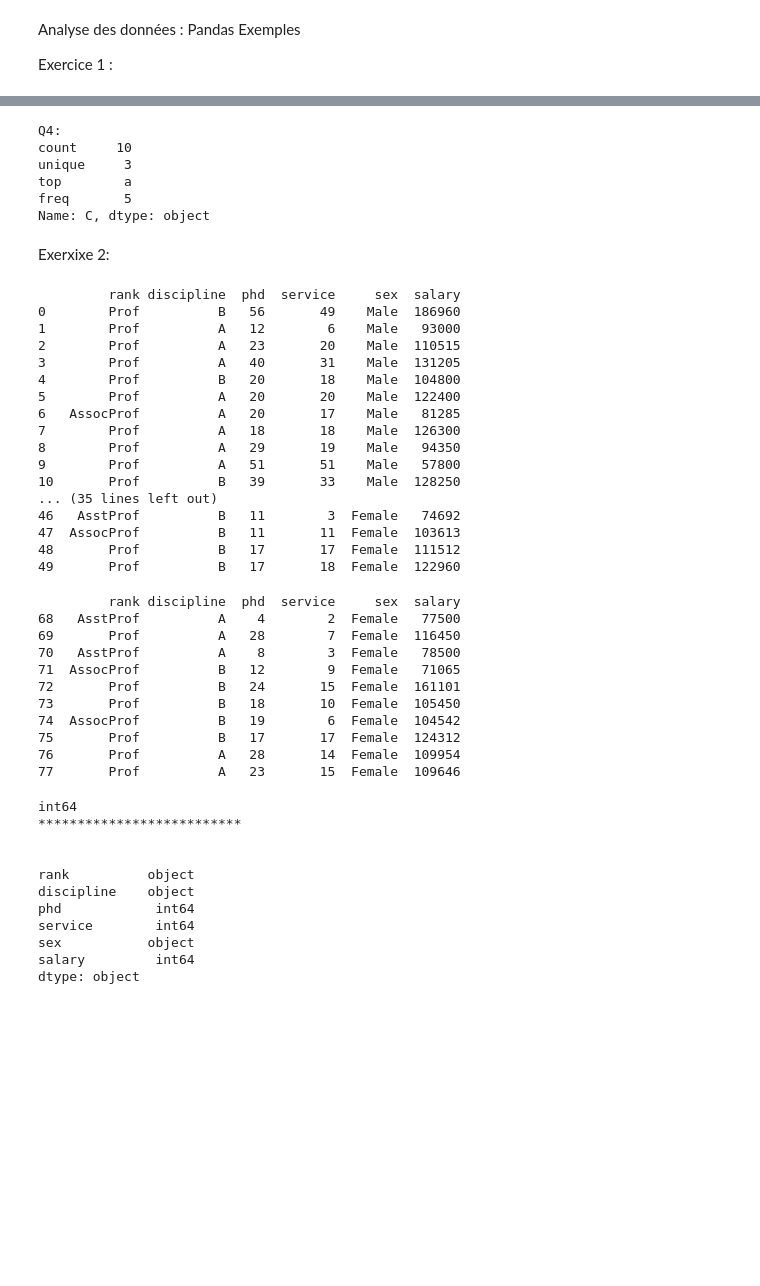
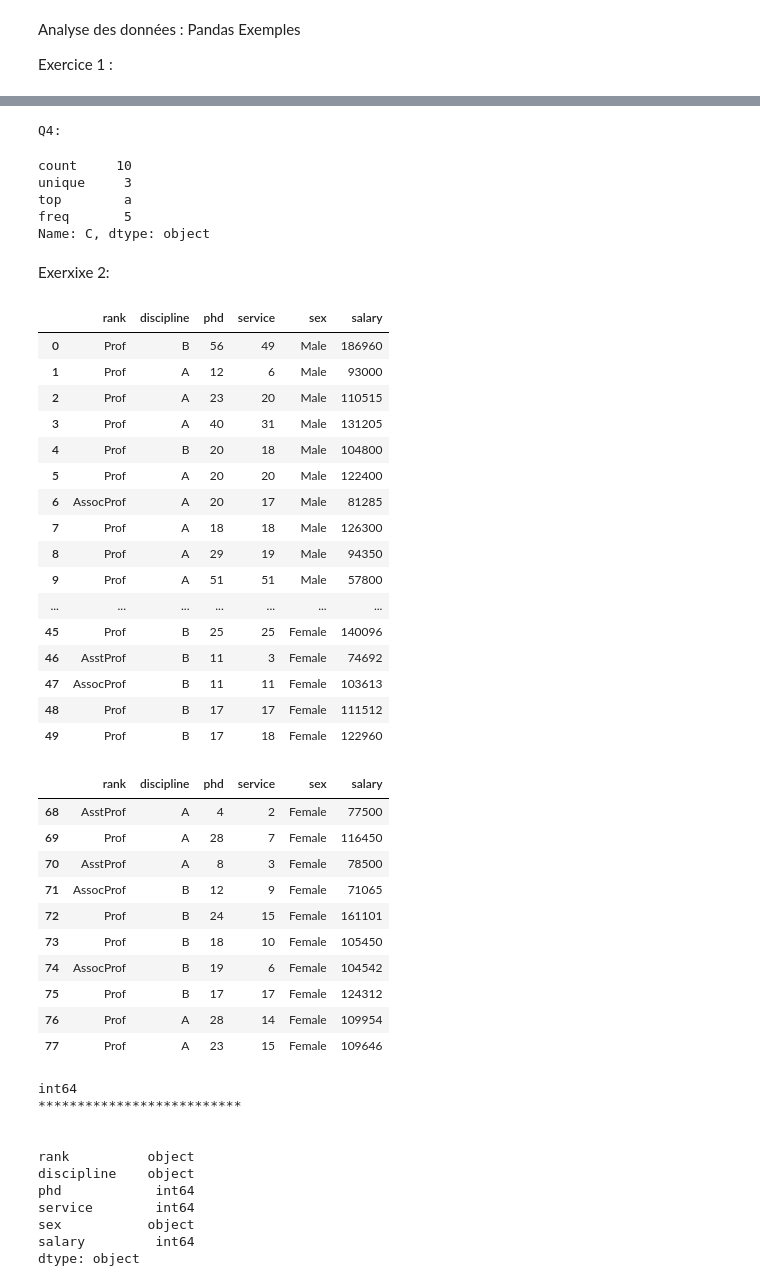
Before and after one commit to Moahmednour/TP_Data_analyse, a Jupyter notebook: TP Pandas/TP 1 ExE.ipynb, the cells around one changed output, grey strips where cells are left out. Cells and saved outputs as stored; diff of their text form; code cells hidden in the pictures; blank space fills up the shorter version.

```diff
--- a/TP Pandas/TP 1 ExE.ipynb
+++ b/TP Pandas/TP 1 ExE.ipynb
@@ -42,14 +48,14 @@ max     5.000000  22.000000
 # %%
 print("\nQ4:")
 # Description de la colonne 'C'
-print(df['C'].describe())
+df['C'].describe()
 # %% [output]
 Q4:
-count     10
-unique     3
-top        a
-freq       5
-Name: C, dtype: object
+count     10
+unique     3
+top        a
+freq       5
+Name: C, dtype: object
 # %% [markdown]
 Exerxixe 2:
 # %%
@@ -63,40 +69,40 @@ import seaborn as sns
 salaires = pd.read_csv('Salaries.csv')
 # %%
 # Affichage des 50 premiers enregistrements
-print(salaires.head(50))
+salaires.head(50)
 # %% [output]
-         rank discipline  phd  service     sex  salary
-0        Prof          B   56       49    Male  186960
-1        Prof          A   12        6    Male   93000
-2        Prof          A   23       20    Male  110515
-3        Prof          A   40       31    Male  131205
-4        Prof          B   20       18    Male  104800
-5        Prof          A   20       20    Male  122400
-6   AssocProf          A   20       17    Male   81285
-7        Prof          A   18       18    Male  126300
-8        Prof          A   29       19    Male   94350
-9        Prof          A   51       51    Male   57800
-10       Prof          B   39       33    Male  128250
-... (35 lines left out)
-46   AsstProf          B   11        3  Female   74692
-47  AssocProf          B   11       11  Female  103613
-48       Prof          B   17       17  Female  111512
-49       Prof          B   17       18  Female  122960
+|  | rank | discipline | phd | service | sex | salary |
+| 0 | Prof | B | 56 | 49 | Male | 186960 |
+| 1 | Prof | A | 12 | 6 | Male | 93000 |
+| 2 | Prof | A | 23 | 20 | Male | 110515 |
+| 3 | Prof | A | 40 | 31 | Male | 131205 |
+| 4 | Prof | B | 20 | 18 | Male | 104800 |
+| 5 | Prof | A | 20 | 20 | Male | 122400 |
+| 6 | AssocProf | A | 20 | 17 | Male | 81285 |
+| 7 | Prof | A | 18 | 18 | Male | 126300 |
+| 8 | Prof | A | 29 | 19 | Male | 94350 |
+| 9 | Prof | A | 51 | 51 | Male | 57800 |
+| ... | ... | ... | ... | ... | ... | ... |
+| 45 | Prof | B | 25 | 25 | Female | 140096 |
+| 46 | AsstProf | B | 11 | 3 | Female | 74692 |
+| 47 | AssocProf | B | 11 | 11 | Female | 103613 |
+| 48 | Prof | B | 17 | 17 | Female | 111512 |
+| 49 | Prof | B | 17 | 18 | Female | 122960 |
 # %%
 # Affichage des 10 derniers enregistrements
-print(salaires.tail(10))
+salaires.tail(10)
 # %% [output]
-         rank discipline  phd  service     sex  salary
-68   AsstProf          A    4        2  Female   77500
-69       Prof          A   28        7  Female  116450
-70   AsstProf          A    8        3  Female   78500
-71  AssocProf          B   12        9  Female   71065
-72       Prof          B   24       15  Female  161101
-73       Prof          B   18       10  Female  105450
-74  AssocProf          B   19        6  Female  104542
-75       Prof          B   17       17  Female  124312
-76       Prof          A   28       14  Female  109954
-77       Prof          A   23       15  Female  109646
+|  | rank | discipline | phd | service | sex | salary |
+| 68 | AsstProf | A | 4 | 2 | Female | 77500 |
+| 69 | Prof | A | 28 | 7 | Female | 116450 |
+| 70 | AsstProf | A | 8 | 3 | Female | 78500 |
+| 71 | AssocProf | B | 12 | 9 | Female | 71065 |
+| 72 | Prof | B | 24 | 15 | Female | 161101 |
+| 73 | Prof | B | 18 | 10 | Female | 105450 |
+| 74 | AssocProf | B | 19 | 6 | Female | 104542 |
+| 75 | Prof | B | 17 | 17 | Female | 124312 |
+| 76 | Prof | A | 28 | 14 | Female | 109954 |
+| 77 | Prof | A | 23 | 15 | Female | 109646 |
 # %%
 # Type de la colonne 'salary'
 print(salaires['salary'].dtype)
```
Also changed, not shown: parts of 8 cells of this notebook.
